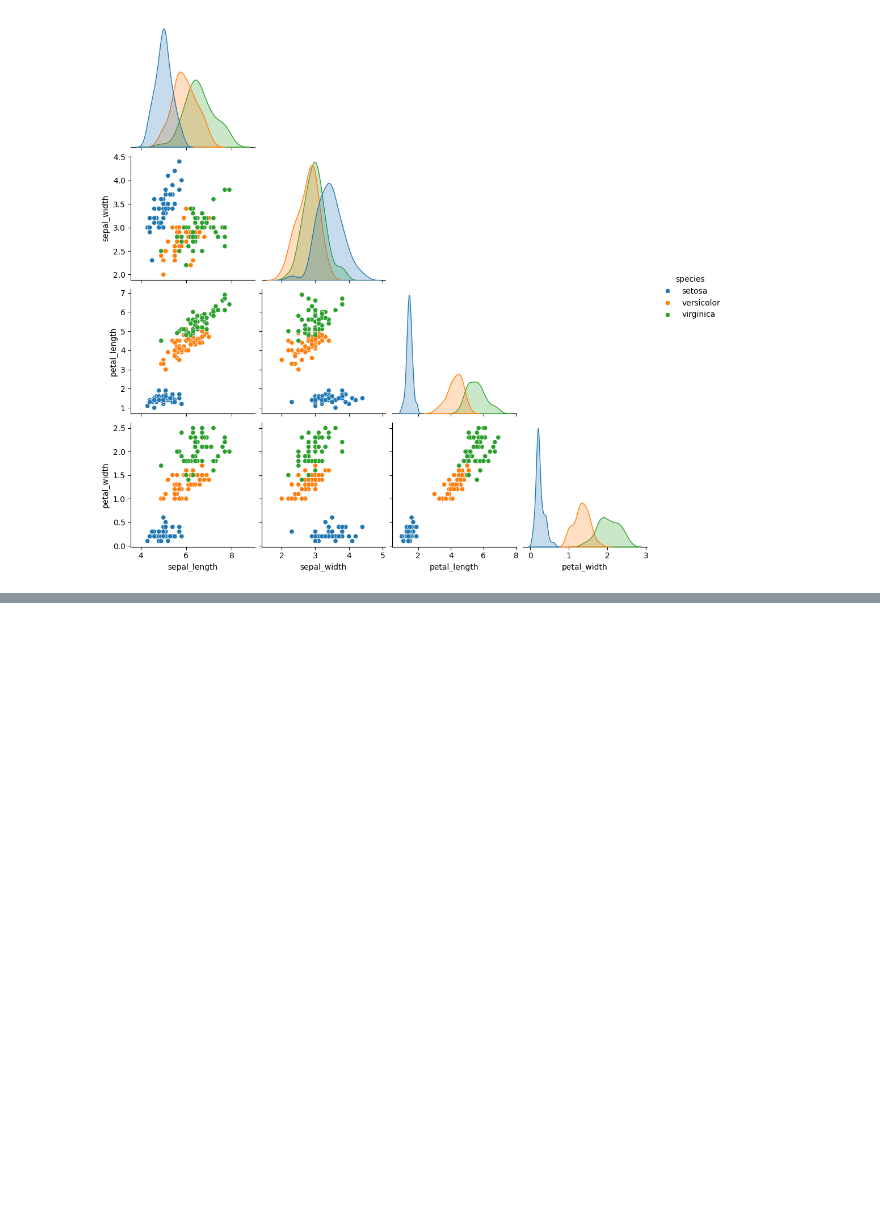
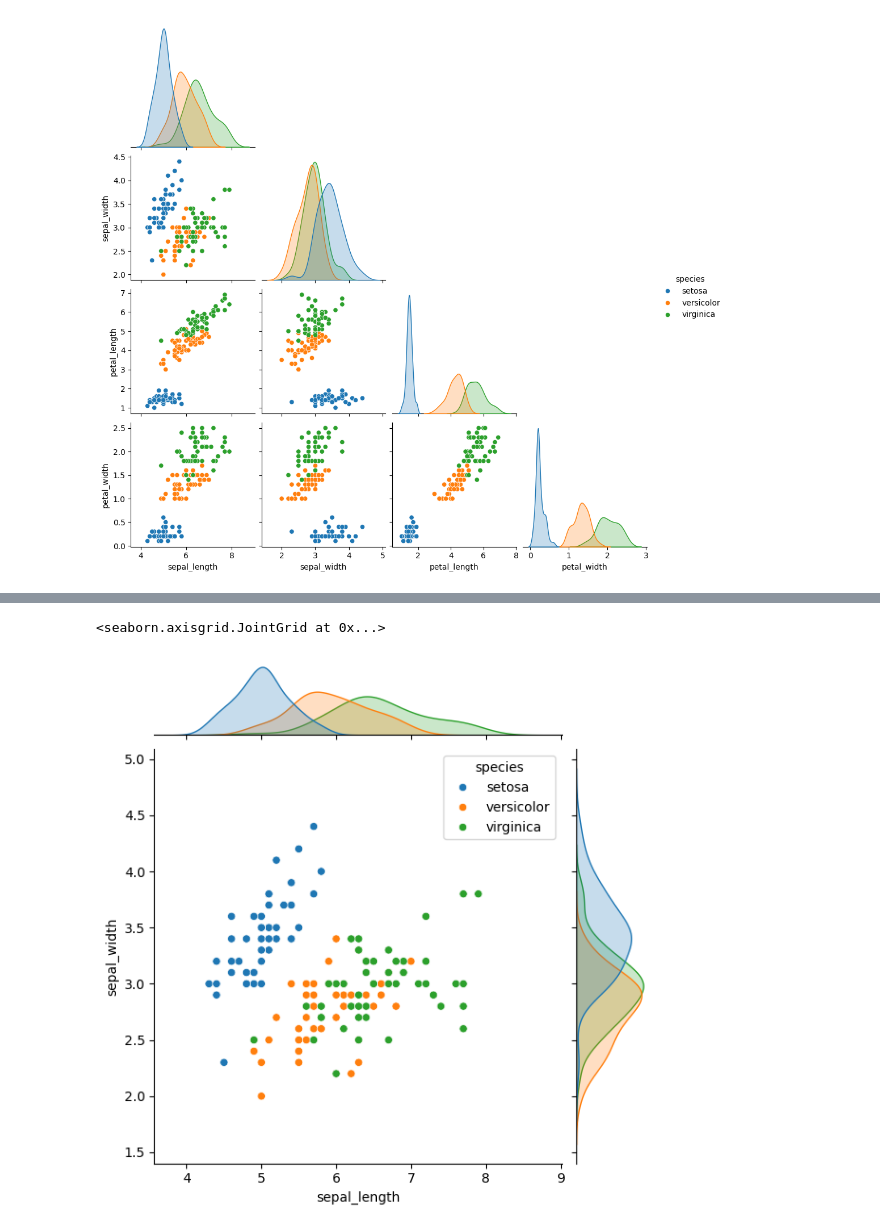
Before and after one commit to Maddox24425/Summer-Training, a Jupyter notebook: Day_14/Day_14.ipynb, the cells around one changed output, grey strips where cells are left out. Saved outputs shown, nothing was run; the diff lists cells and outputs as text; code cells hidden in the pictures; blank space fills up the shorter version.

```diff
--- a/Day_14/Day_14.ipynb
+++ b/Day_14/Day_14.ipynb
@@ -203,0 +218,7 @@ plt.show()
+# %%
+# sns.jointplot() (numerical:numerical data)
+# this gives multiple types of plots in one plot  ( and the given in kind)
+sns.jointplot(data=df_iris, x='sepal_length', y='sepal_width', kind='scatter', hue='species')
+# %% [output]
+<seaborn.axisgrid.JointGrid at 0x...>
+[figure, added]
```
Also changed, not shown: parts of 6 cells of this notebook.
